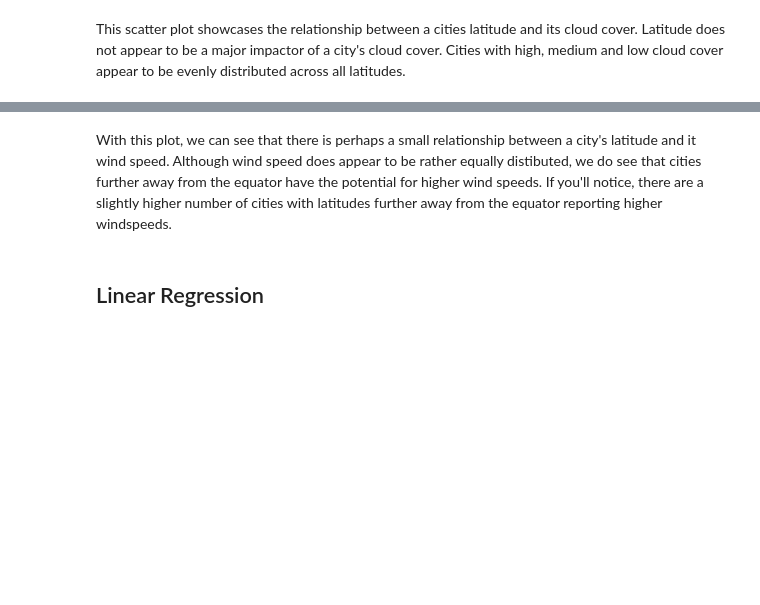
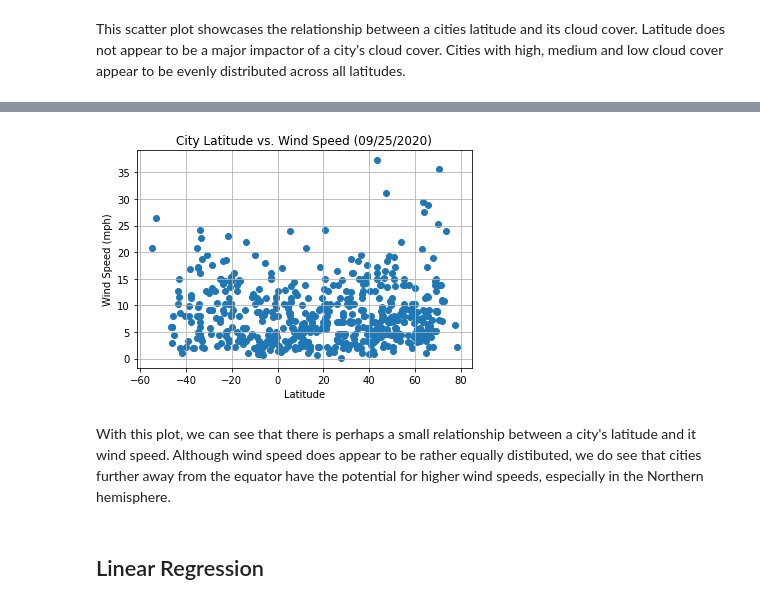
Before and after one commit to Slyssy/python-api-challenge, a Jupyter notebook: WeatherPy/WeatherPy.ipynb, the cells around one changed output, grey strips where cells are left out. Drawn from its saved outputs; the diff is of its cells as text; code cells hidden in the pictures; blank space fills up the shorter version.

```diff
--- a/WeatherPy/WeatherPy.ipynb
+++ b/WeatherPy/WeatherPy.ipynb
@@ -168,14 +171,17 @@ This scatter plot showcases the relationship between a cities latitude and its c
 X = df["Lat"].values
 y = df["Wind Speed"].values
 # %%
-plt.title("City Latitude vs. Wind Speed (09/21/2020)")
+plt.title("City Latitude vs. Wind Speed (09/25/2020)")
 plt.xlabel("Latitude")
 plt.ylabel("Wind Speed (mph)")
 plt.grid()
 plt.scatter(X, y)
 plt.show
+plt.savefig("wind_speed_latitude.png")
+# %% [output]
+[figure, added]
 # %% [markdown]
-With this plot, we can see that there is perhaps a small relationship between a city's latitude and it wind speed. Although wind speed does appear to be rather equally distibuted, we do see that cities further away from the equator have the potential for higher wind speeds. If you'll notice, there are a slightly higher number of cities with latitudes further away from the equator reporting higher windspeeds.
+With this plot, we can see that there is perhaps a small relationship between a city's latitude and it wind speed. Although wind speed does appear to be rather equally distibuted, we do see that cities further away from the equator have the potential for higher wind speeds, especially in the Northern hemisphere.
 # %% [markdown]
 ## Linear Regression
 # %% [markdown]
```
Also changed, not shown: parts of 63 cells of this notebook.
